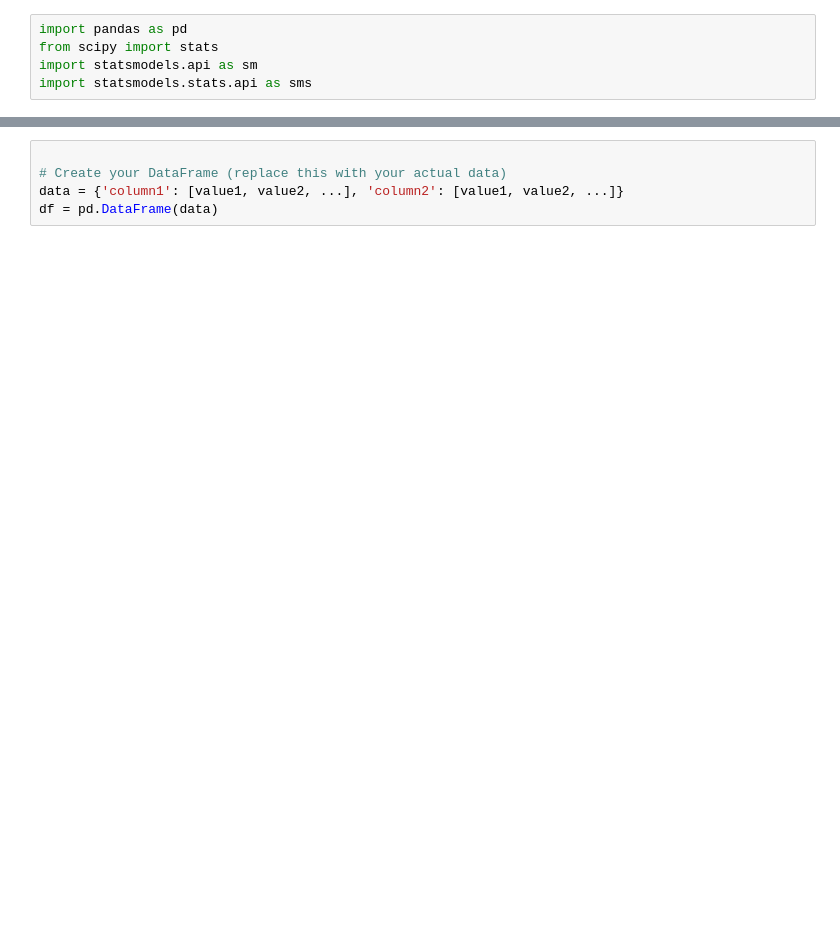
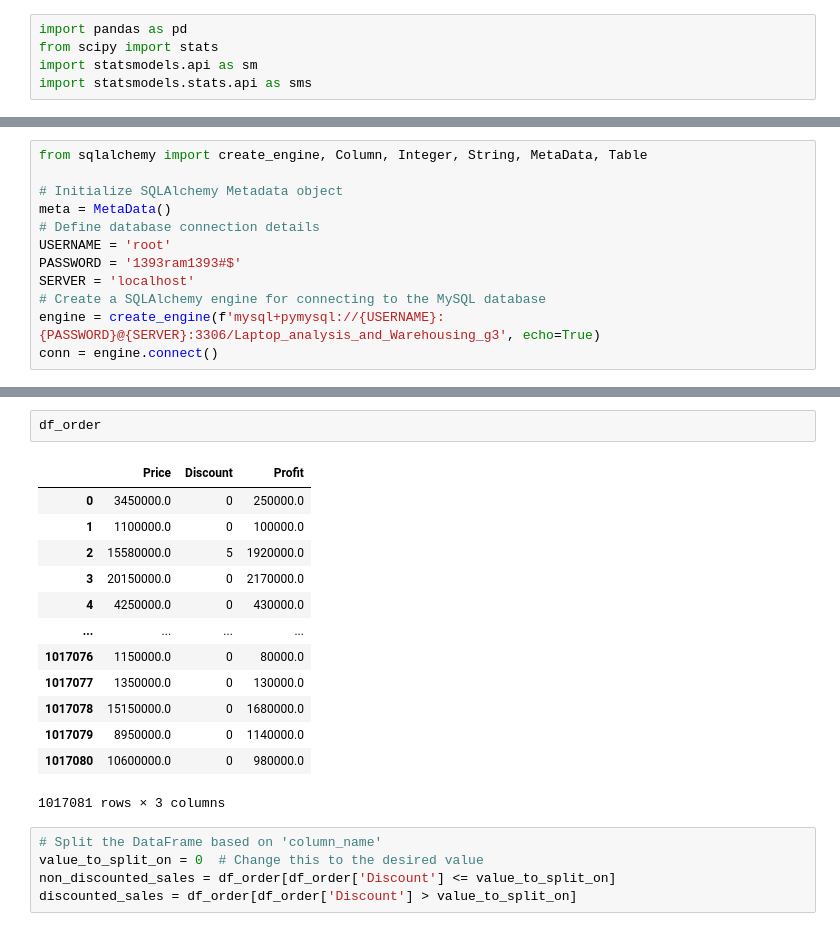
Before and after one commit to realBagher/Laptop_analysis_and_Warehousing_g3, a Jupyter notebook: Tasks/task 3/task_3.ipynb, the cells around one changed output, grey strips where cells are left out. Cells and saved outputs as stored; diff of their text form; blank space fills up the shorter version.

```diff
--- a/Tasks/task 3/task_3.ipynb
+++ b/Tasks/task 3/task_3.ipynb
@@ -5,0 +11,12 @@ import statsmodels.stats.api as sms
+# %%
+from sqlalchemy import create_engine, Column, Integer, String, MetaData, Table
+
+# Initialize SQLAlchemy Metadata object
+meta = MetaData()
+# Define database connection details
+USERNAME = 'root'
+PASSWORD = '1393ram1393#$'
+SERVER = 'localhost'
+# Create a SQLAlchemy engine for connecting to the MySQL database
+engine = create_engine(f'mysql+pymysql://{USERNAME}:{PASSWORD}@{SERVER}:3306/Laptop_analysis_and_Warehousing_g3', echo=True)
+conn = engine.connect()
@@ -6,5 +91,21 @@ import statsmodels.stats.api as sms
 # %%
-
-# Create your DataFrame (replace this with your actual data)
-data = {'column1': [value1, value2, ...], 'column2': [value1, value2, ...]}
-df = pd.DataFrame(data)
+df_order
+# %% [output]
+|  | Price | Discount | Profit |
+| 0 | 3450000.0 | 0 | 250000.0 |
+| 1 | 1100000.0 | 0 | 100000.0 |
+| 2 | 15580000.0 | 5 | 1920000.0 |
+| 3 | 20150000.0 | 0 | 2170000.0 |
+| 4 | 4250000.0 | 0 | 430000.0 |
+| ... | ... | ... | ... |
+| 1017076 | 1150000.0 | 0 | 80000.0 |
+| 1017077 | 1350000.0 | 0 | 130000.0 |
+| 1017078 | 15150000.0 | 0 | 1680000.0 |
+| 1017079 | 8950000.0 | 0 | 1140000.0 |
+| 1017080 | 10600000.0 | 0 | 980000.0 |
+1017081 rows × 3 columns
+# %%
+# Split the DataFrame based on 'column_name'
+value_to_split_on = 0  # Change this to the desired value
+non_discounted_sales = df_order[df_order['Discount'] <= value_to_split_on]
+discounted_sales = df_order[df_order['Discount'] > value_to_split_on]
```
Also changed, not shown: parts of 15 cells of this notebook.
